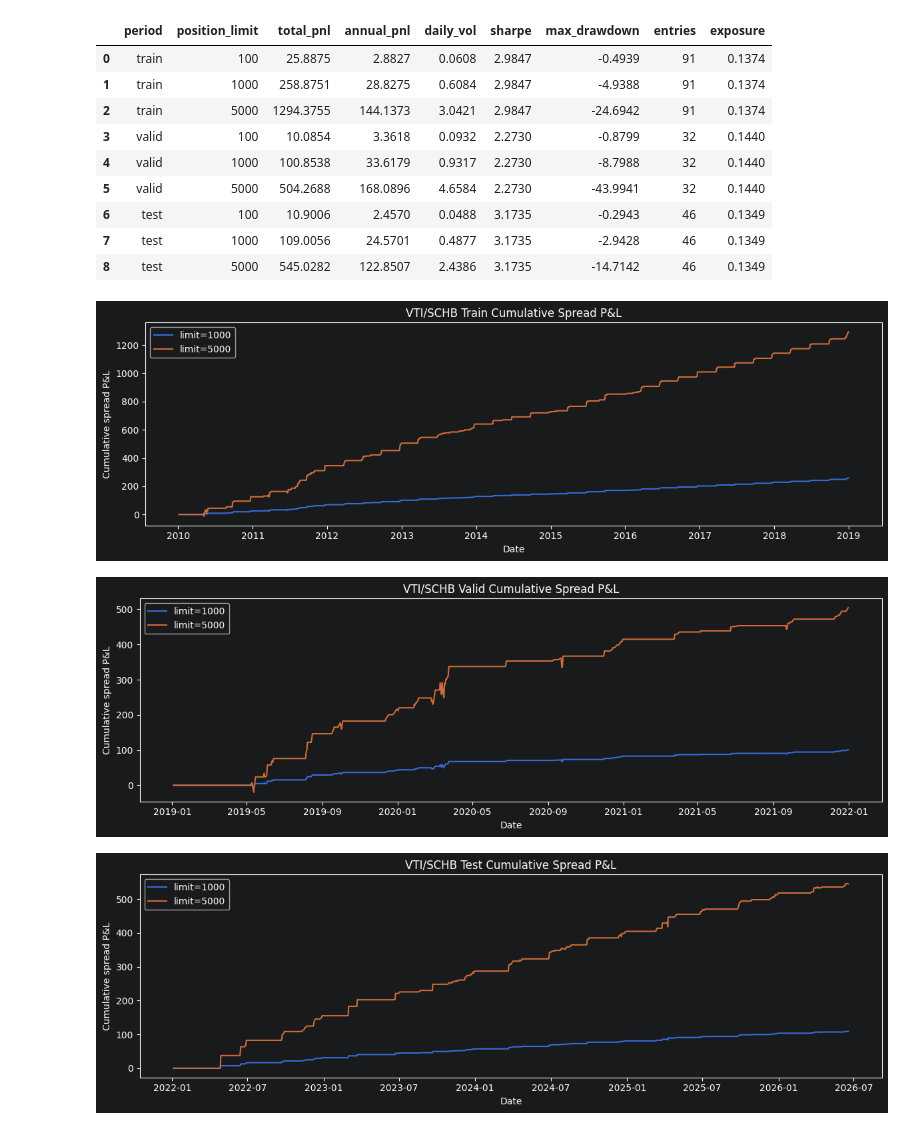
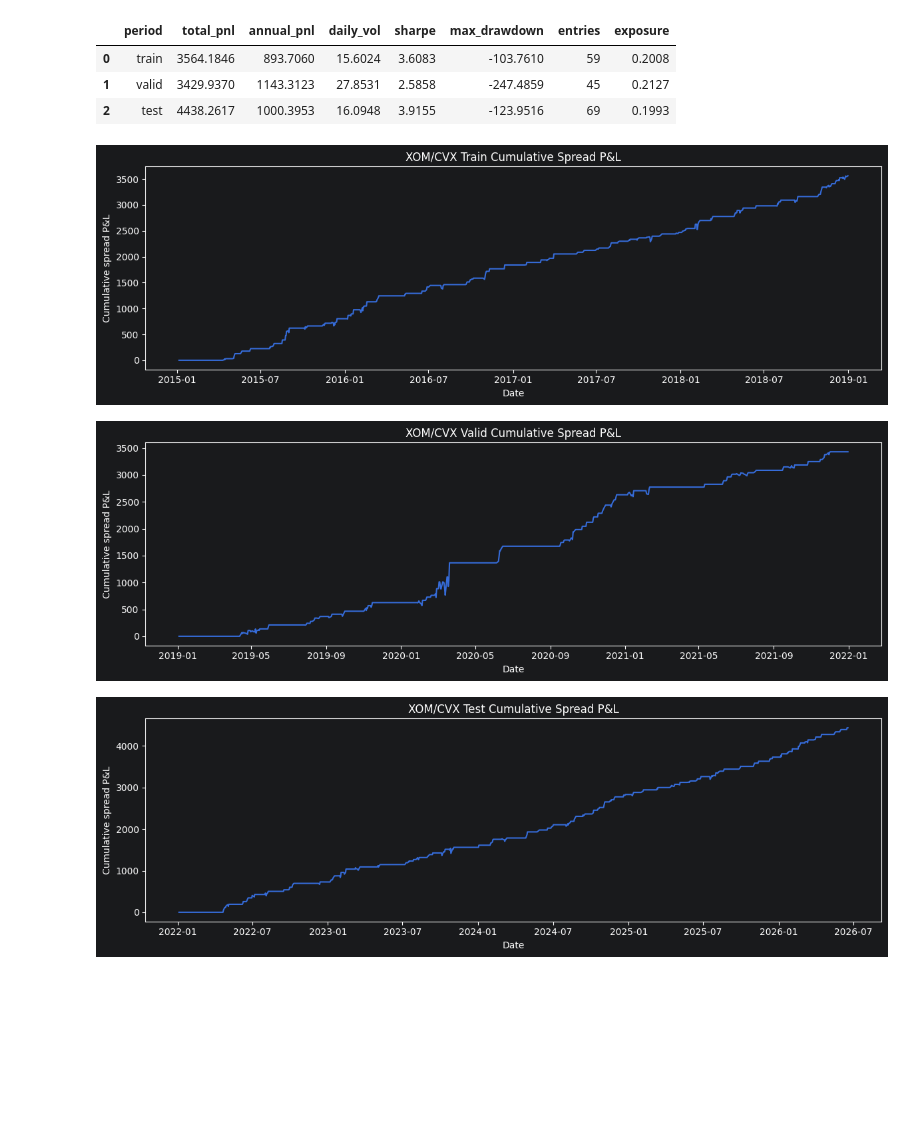
Before and after one commit to dhiman-d-roy/stat_arb_mark_1, a Jupyter notebook: primary_research.ipynb, the cells around one changed output. Cells and saved outputs as stored; diff of their text form; code cells hidden in the pictures; blank space fills up the shorter version.

```diff
--- a/primary_research.ipynb
+++ b/primary_research.ipynb
@@ -21,7 +18,7 @@ PAIRS = [
     ("SPY", "IVV", "Data/SPY_daily.csv", "Data/IVV_daily.csv"),
     ("GLD", "IAU", "Data/GLD_daily.csv", "Data/IAU_daily.csv"),
     ("AGG", "BND", "Data/AGG_daily.csv", "Data/BND_daily.csv"),
-    ("GOOG", "GOOGL", "Data/GOOG_daily.csv", "Data/GOOGL_daily.csv"),
+    ("VTI", "SCHB", "Data/VTI_daily.csv", "Data/SCHB_daily.csv"),
 ]
 
 
@@ -54,7 +51,7 @@ for y_ticker, x_ticker, y_path, x_path in PAIRS:
 # %%
 # Defining periods for training, validation and testing
 
-TRAIN_START = "2010-01-01"
+TRAIN_START = "2015-01-01"
 TRAIN_END = "2018-12-31"
 
 VALID_START = "2019-01-01"
@@ -302,11 +299,11 @@ plt.show()
 # %%
-# Basic acktest GOOG/GOOGL z-score strategy with larger position limits
+# Basic backtest XOM/CVX z-score strategy with larger position limits
 
-def prepare_vti_schb_set(source_df):
+def prepare_xom_cvx_set(source_df):
     result = source_df.copy().reset_index(drop=True)
     kalman_result = kalman_filter_beta(
-        y=result["log_GOOG"],
-        x=result["log_GOOGL"]
+        y=result["log_XOM"],
+        x=result["log_CVX"]
     )
     result = pd.concat([result, kalman_result], axis=1)
     result["spread_mean"] = result["spread"].rolling(Z_LOOKBACK).mean()
@@ -363,57 +360,50 @@ def run_spread_backtest(df, position_limit):
         "exposure": result["position"].ne(0).mean(),
     }
 
 
-vti_schb_sets = {
-    "train": prepare_vti_schb_set(train_pair_data[("GOOG", "GOOGL")]),
-    "valid": prepare_vti_schb_set(valid_pair_data[("GOOG", "GOOGL")]),
-    "test": prepare_vti_schb_set(test_pair_data[("GOOG", "GOOGL")]),
+xom_cvx_sets = {
+    "train": prepare_xom_cvx_set(train_pair_data[("XOM", "CVX")]),
+    "valid": prepare_xom_cvx_set(valid_pair_data[("XOM", "CVX")]),
+    "test": prepare_xom_cvx_set(test_pair_data[("XOM", "CVX")]),
 }
 
 position_limit_results = []
 
-for period_name, period_df in vti_schb_sets.items():
-    for position_limit in [100, 1000, 5000]:
+for period_name, period_df in xom_cvx_sets.items():
+    for position_limit in [5000]:
         stats = run_spread_backtest(period_df, position_limit)
         stats["period"] = period_name
         position_limit_results.append(stats)
 
 position_limit_results = pd.DataFrame(position_limit_results)
 position_limit_results = position_limit_results[
-    ["period", "position_limit", "total_pnl", "annual_pnl", "daily_vol", "sharpe", "max_drawdown", "entries", "exposure"]
+    ["period", "total_pnl", "annual_pnl", "daily_vol", "sharpe", "max_drawdown", "entries", "exposure"]
 ]
 
 display(position_limit_results.round(4))
 
-for period_name, period_df in vti_schb_sets.items():
+for period_name, period_df in xom_cvx_sets.items():
     plt.figure(figsize=(12, 4))
-    for position_limit in [1000, 5000]:
+    for position_limit in [5000]:
         backtest_df = generate_positions(period_df, position_limit=position_limit)
         backtest_df["spread_change"] = backtest_df["spread"].diff()
         backtest_df["pnl"] = backtest_df["position"].shift(1).fillna(0) * backtest_df["spread_change"]
         backtest_df["cum_pnl"] = backtest_df["pnl"].cumsum()
         plt.plot(backtest_df["Date"], backtest_df["cum_pnl"], label=f"limit={position_limit}")
 
-    plt.title(f"GOOG/GOOGL {period_name.title()} Cumulative Spread P&L")
+    plt.title(f"XOM/CVX {period_name.title()} Cumulative Spread P&L")
     plt.xlabel("Date")
     plt.ylabel("Cumulative spread P&L")
-    plt.legend()
     plt.tight_layout()
     plt.show()
 # %% [output]
-|  | period | position_limit | total_pnl | annual_pnl | daily_vol | sharpe | max_drawdown | entries | exposure |
-| 0 | train | 100 | 25.8875 | 2.8827 | 0.0608 | 2.9847 | -0.4939 | 91 | 0.1374 |
-| 1 | train | 1000 | 258.8751 | 28.8275 | 0.6084 | 2.9847 | -4.9388 | 91 | 0.1374 |
-| 2 | train | 5000 | 1294.3755 | 144.1373 | 3.0421 | 2.9847 | -24.6942 | 91 | 0.1374 |
-| 3 | valid | 100 | 10.0854 | 3.3618 | 0.0932 | 2.2730 | -0.8799 | 32 | 0.1440 |
-| 4 | valid | 1000 | 100.8538 | 33.6179 | 0.9317 | 2.2730 | -8.7988 | 32 | 0.1440 |
-| 5 | valid | 5000 | 504.2688 | 168.0896 | 4.6584 | 2.2730 | -43.9941 | 32 | 0.1440 |
-| 6 | test | 100 | 10.9006 | 2.4570 | 0.0488 | 3.1735 | -0.2943 | 46 | 0.1349 |
-| 7 | test | 1000 | 109.0056 | 24.5701 | 0.4877 | 3.1735 | -2.9428 | 46 | 0.1349 |
-| 8 | test | 5000 | 545.0282 | 122.8507 | 2.4386 | 3.1735 | -14.7142 | 46 | 0.1349 |
+|  | period | total_pnl | annual_pnl | daily_vol | sharpe | max_drawdown | entries | exposure |
+| 0 | train | 3564.1846 | 893.7060 | 15.6024 | 3.6083 | -103.7610 | 59 | 0.2008 |
+| 1 | valid | 3429.9370 | 1143.3123 | 27.8531 | 2.5858 | -247.4859 | 45 | 0.2127 |
+| 2 | test | 4438.2617 | 1000.3953 | 16.0948 | 3.9155 | -123.9516 | 69 | 0.1993 |
-[figure, old version]
+[figure, new version]
-[figure, old version]
+[figure, new version]
-[figure, old version]
+[figure, new version]
 # %% [markdown]
 ## Backtest conclusion
 
```
Also changed, not shown: parts of 8 cells of this notebook, 16 other files.
